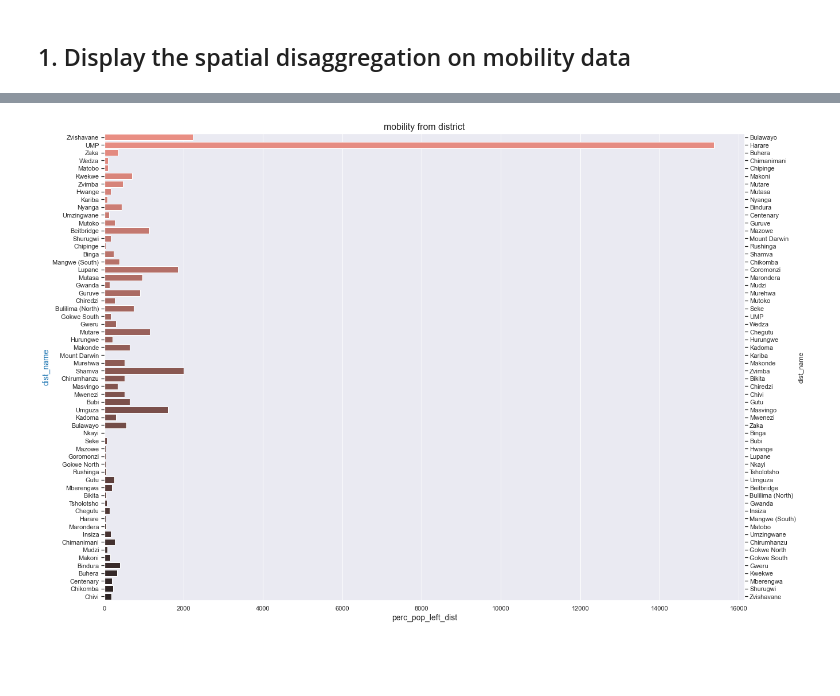
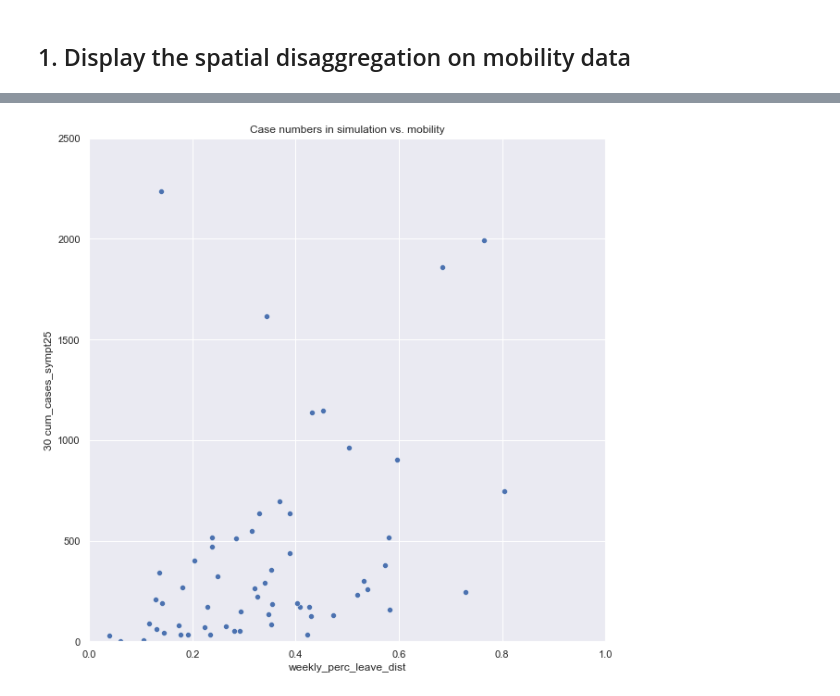
Before and after one commit to dime-worldbank/Disease-Modelling-SSA, a Jupyter notebook: notebooks/Descriptives on mobility vs. infection pre mission travel.ipynb, the cells around one changed output, grey strips where cells are left out. Saved outputs shown, nothing was run; the diff lists cells and outputs as text; code cells hidden in the pictures; blank space fills up the shorter version.

```diff
--- a/notebooks/Descriptives on mobility vs. infection pre mission travel.ipynb
+++ b/notebooks/Descriptives on mobility vs. infection pre mission travel.ipynb
@@ -84,11 +55,9 @@ dist_names.head()
 # %%
 # take a loook at the case data from the 25 perc run from ICCS
-path2 = '/Users/sophieayling/Documents/GitHub/Disease-Modelling-SSA/data/'
-cum_cases_25p = pd.read_excel(path2+'map_input/cum_cases_num_25p_multidist.xlsx', engine='openpyxl')
+cum_cases_25p = pd.read_excel(path+'map_input/cum_cases_num_25p_multidist.xlsx', engine='openpyxl')
 
 #join in the dist names
-cum_cases_25 = pd.merge(cum_cases_25p, dist_names, on='district_id', how='outer')
+cases_plus_mobility = pd.merge(cum_cases_25p, mobile_i5, on='district_id', how='outer')
 
-
-cum_cases_25.head()
+cases_plus_mobility.info()
 # %% [output]
@@ -108,26 +81,25 @@ ax = sns.barplot(x="30 cum_cases_sympt25", y="dist_name",
-# %%
-# do secondary axis plot
-
-fig, ax1 = plt.subplots(figsize=(20,15))
-color = 'tab:blue'
-#mobility
-ax1.set_title('mobility from district', fontsize=16)
-ax1.set_xlabel('district name', fontsize= 14)
-ax1.set_ylabel('% of pop to move', fontsize=14, color= color)
-ax1= sns.barplot(x='perc_pop_left_dist', y='dist_name', data=mobile_i5, palette="Blues_d",order=mobile_i5.sort_values('perc_pop_left_dist').dist_name)
-ax1.tick_params(axis='y')
-#ax1.set_xlim([0,400])
-
-#specify we want to share the same x axis
-ax2 = ax1.twinx()
-
-#bar plot creation for sim data
-ax2.set_xlabel('sim daily cases 25% sample', fontsize=14, color=color)
-ax2 = sns.barplot(x='30 cum_cases_sympt25', y='dist_name',
-                 palette="dark:salmon_r", data=cum_cases_25)
-ax2.tick_params(axis='x', color=color)
-#ax2.set_xlim([0,400])
-#show plot
-#fig.savefig('../data/output/plots/mobility_plus_cases.png')
-# %% [output]
-[figure, removed]
+# %%
+fig, ax = plt.subplots (figsize = (10,10))
+ax= sns.scatterplot(
+             x="weekly_perc_leave_dist",
+             y="30 cum_cases_sympt25",
+             palette="colorblind",
+             data=cases_plus_mobility, #,
+            #add labels to points
+            )
+            #.legend(bbox_to_anchor= (1.03, 1) )
+ax.set(xlim=(0, 1), ylim=(0, 2500))
+plt.title('Case numbers in simulation vs. mobility')
+plt.savefig(path+'analysis/mobility/plots/cases_vs_mobility.png')
+
+# pretty poor rsquared at present
+ # add labels to values on district id
+# for line in range(0,cases_plus_mobility.shape[0]):
+#     ax.text(cases_plus_mobility.x[line] +0.01, cases_plus_mobility.y[line],
+#            cases_plus_mobility.district_id[line], horizontalalignment='left',
+#            size='medium', color='black', weight ='light')
+#     ax.set(xlim=(0, 60), ylim=(0, 3000))
+#     xl, yl = [0,60], [0,3000]
+# sns.lineplot(xl, yl, linestyle='--', color='red')
+# %% [output]
+[figure, added]
```
Also changed, not shown: parts of 15 cells of this notebook, 1 other file.
